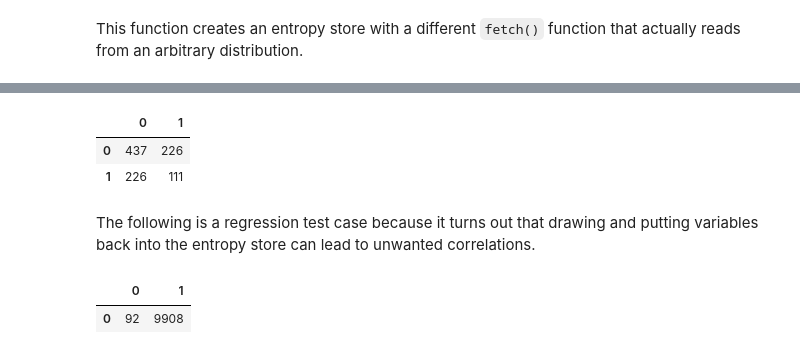
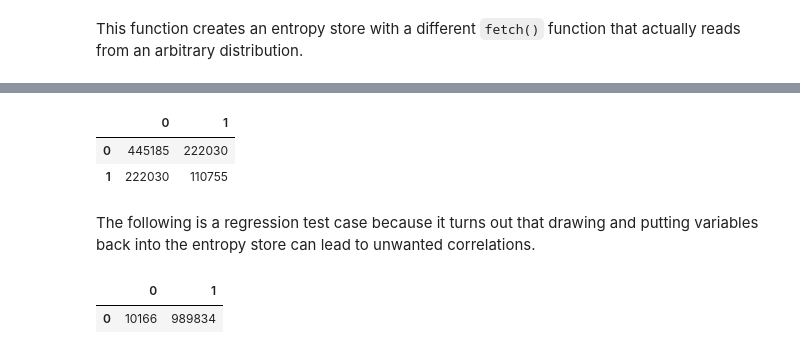
Before and after one commit to calum74/entropy, a Jupyter notebook: reference.ipynb, the cells around one changed output, grey strips where cells are left out. Saved outputs shown, nothing was run; the diff lists cells and outputs as text; code cells hidden in the pictures.

```diff
--- a/reference.ipynb
+++ b/reference.ipynb
@@ -585,16 +635,16 @@ test_conversion(es, d6, d6).display_pairs()
 # %%
-test_conversion(es, coin, coin).display_pairs()
+test_conversion(es, coin, coin, 1000000).display_pairs()
 # %% [output]
 |  | 0 | 1 |
-| 0 | 437 | 226 |
-| 1 | 226 | 111 |
+| 0 | 445185 | 222030 |
+| 1 | 222030 | 110755 |
 # %% [markdown]
 The following is a regression test case because it turns out that drawing and putting variables back into the entropy store can lead to unwanted correlations.
 # %%
-test_conversion(es, BernoulliDistribution(1,100), BernoulliDistribution(99,100), 10000).display_table()
+test_conversion(es, BernoulliDistribution(1,100), BernoulliDistribution(99,100), 1000000).display_table()
 # %% [output]
 |  | 0 | 1 |
-| 0 | 92 | 9908 |
+| 0 | 10166 | 989834 |
 # %%
 TestDistribution(es, BernoulliDistribution(99,100), 1000).display_table()
 # %% [output]
```
Also changed, not shown: parts of 14 cells of this notebook, 4 other files.
